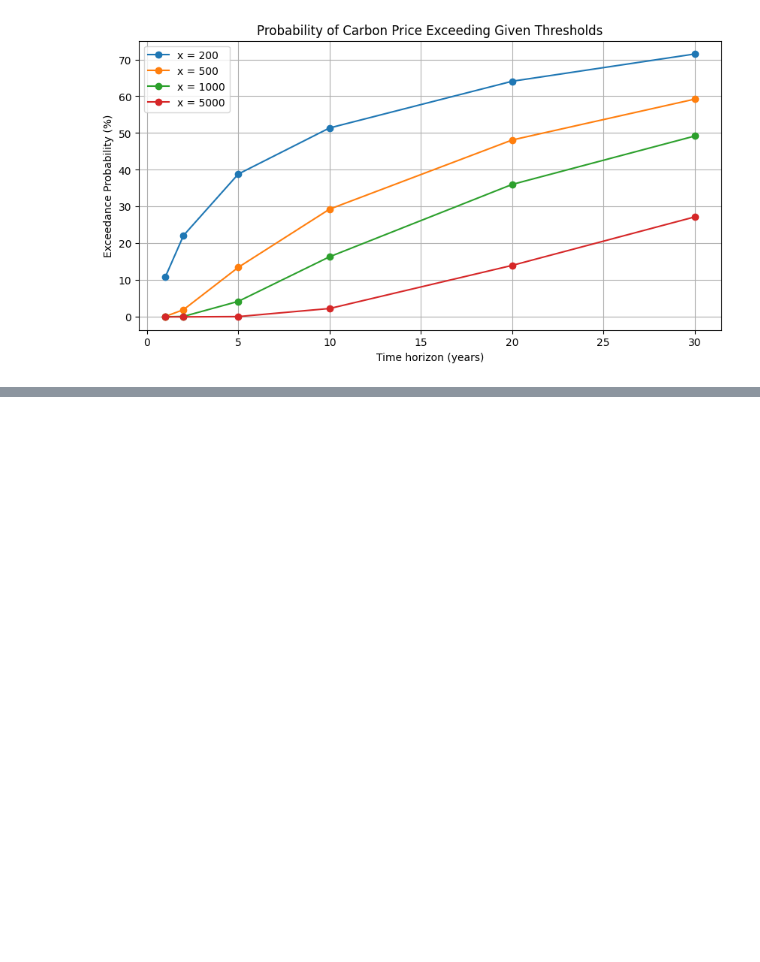
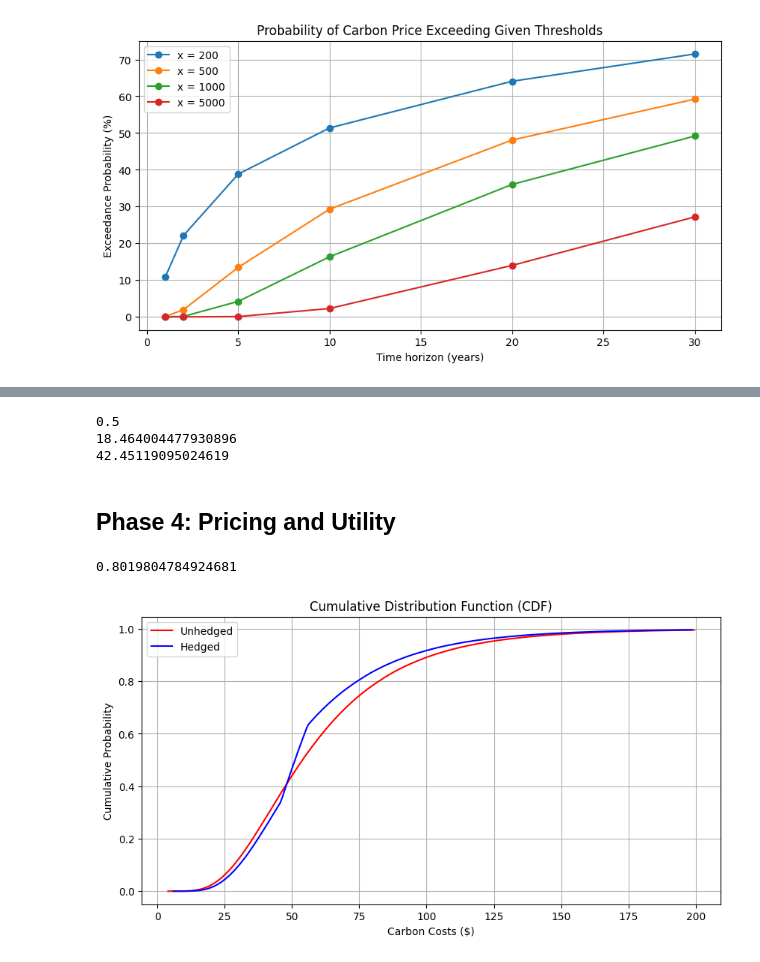
Before and after one commit to tlorans/prediction_markets, a Jupyter notebook: code/probabilistic_climate_risk.ipynb, the cells around one changed output, grey strips where cells are left out. Saved outputs shown, nothing was run; the diff lists cells and outputs as text; code cells hidden in the pictures; blank space fills up the shorter version.

```diff
--- a/code/probabilistic_climate_risk.ipynb
+++ b/code/probabilistic_climate_risk.ipynb
@@ -127,0 +203,76 @@ plt.show()
+# %%
+E_CP = np.median(CP_10)
+p1 = np.mean(CP_10 <= E_CP)
+print(p1)
+# index min absoulte value
+index1_v = np.argmin(np.abs(x_range - E_CP))
+index2_v = np.argmin(np.abs(CP_10 - E_CP))
+index1_g = np.argmin(np.abs(cc_x_range - carbon_costs_values[index2_v]))
+# # Assuming xg1_range and profitg_cm_pdf are numpy arrays of the same length
+Exp_CC = np.trapezoid(cc_pdf_values * cc_x_range)
+p1g2 = cc_pdf_values[index1_g]
+
+c = np.trapezoid(cc_x_range[:index1_g] * cc_pdf_values[:index1_g])
+g = np.trapezoid(cc_x_range[index1_g:] * cc_pdf_values[index1_g:])
+print(c)
+print(g)
+# %% [output]
+0.5
+18.464004477930896
+42.45119095024619
+# %% [markdown]
+## Phase 4: Pricing and Utility
+# %%
+PM_NShares1=10
+N=1*PM_NShares1
+b=0.1
+P_r_umax = (((1 - p1) / p1) * np.exp(b * N - b * (g - c)) + 1) ** (-1)
+print(P_r_umax)
+# %% [output]
+0.8019804784924681
+# %%
+def Payoff_PMw(PM_low, CP):
+    """Computes binary prediction market payoff"""
+    return np.where(CP < PM_low, 1, 0)
+
+
+def combined_carbon_costs(
+    carbon_intensity: float, CP: np.array, PM_low: float, n: float, PM_price: float):
+    """
+    Compute the carbon costs including the prediction market payoff.
+    """
+    carbon_costs = carbon_intensity * CP
+    payoff = Payoff_PMw(PM_low, CP)
+    return carbon_costs + n * (payoff - PM_price)
+
+
+combined_carbon_costs_values = combined_carbon_costs(
+    carbon_intensity, CP_10, E_CP, PM_NShares1, P_r_umax)
+
+# Compute PDF and CDF for the combined carbon costs
+hedged_cc_x_range, hedged_cc_pdf_values, hedged_cc_cdf_values = make_cdf(combined_carbon_costs_values)
+
+# plot cdf hedged and unhedged
+plt.figure(figsize=(10, 5))
+
+# Plot CDF unhedged
+plt.plot(x_range_filtered, cdf_values_filtered, label="Unhedged", color='r')
+
+# Plot CDF hedged
+# filter the range
+hedged_x_range_filtered = hedged_cc_x_range[valid_range]
+hedged_cdf_values_filtered = hedged_cc_cdf_values[valid_range]
+
+
+plt.plot(hedged_x_range_filtered, hedged_cdf_values_filtered, label="Hedged", color='b')
+
+plt.xlabel("Carbon Costs ($)")
+plt.ylabel("Cumulative Probability")
+plt.title("Cumulative Distribution Function (CDF)")
+plt.grid(True)
+plt.legend()
+
+# Show the plot
+plt.show()
+# %% [output]
+[figure, added]
```
Also changed, not shown: parts of 4 cells of this notebook, 1 other file.
